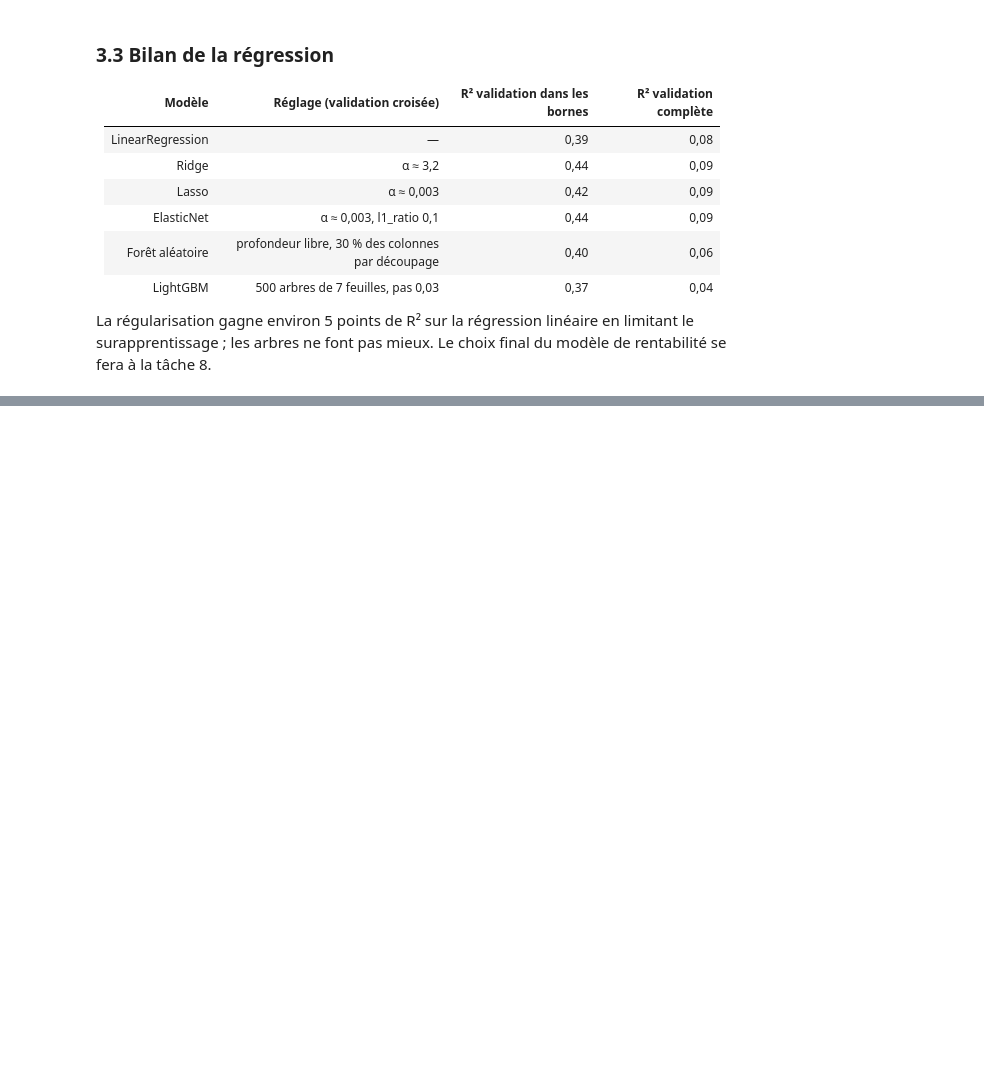
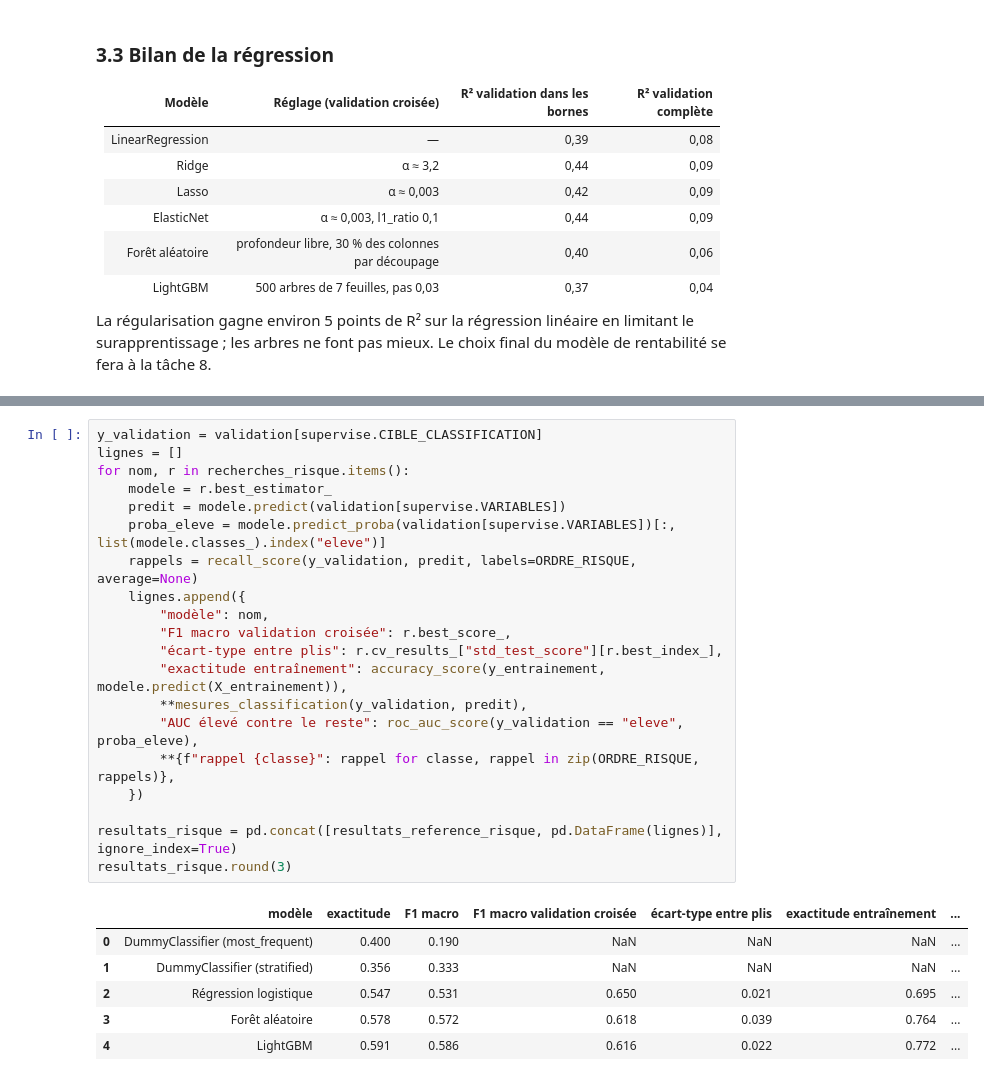
Before and after one commit to IlyasBBB/ia-agentique-investissement, a Jupyter notebook: notebooks/role1/02_modeles.ipynb, the cells around one changed output, grey strips where cells are left out. Cells and saved outputs as stored; diff of their text form; blank space fills up the shorter version.

```diff
--- a/notebooks/role1/02_modeles.ipynb
+++ b/notebooks/role1/02_modeles.ipynb
@@ -478,0 +533,27 @@ La régularisation gagne environ 5 points de R² sur la régression linéaire en
+# %%
+y_validation = validation[supervise.CIBLE_CLASSIFICATION]
+lignes = []
+for nom, r in recherches_risque.items():
+    modele = r.best_estimator_
+    predit = modele.predict(validation[supervise.VARIABLES])
+    proba_eleve = modele.predict_proba(validation[supervise.VARIABLES])[:, list(modele.classes_).index("eleve")]
+    rappels = recall_score(y_validation, predit, labels=ORDRE_RISQUE, average=None)
+    lignes.append({
+        "modèle": nom,
+        "F1 macro validation croisée": r.best_score_,
+        "écart-type entre plis": r.cv_results_["std_test_score"][r.best_index_],
+        "exactitude entraînement": accuracy_score(y_entrainement, modele.predict(X_entrainement)),
+        **mesures_classification(y_validation, predit),
+        "AUC élevé contre le reste": roc_auc_score(y_validation == "eleve", proba_eleve),
+        **{f"rappel {classe}": rappel for classe, rappel in zip(ORDRE_RISQUE, rappels)},
+    })
+
+resultats_risque = pd.concat([resultats_reference_risque, pd.DataFrame(lignes)], ignore_index=True)
+resultats_risque.round(3)
+# %% [output]
+|  | modèle | exactitude | F1 macro | F1 macro validation croisée | écart-type entre plis | exactitude entraînement | ... |
+| 0 | DummyClassifier (most_frequent) | 0.400 | 0.190 | NaN | NaN | NaN | ... |
+| 1 | DummyClassifier (stratified) | 0.356 | 0.333 | NaN | NaN | NaN | ... |
+| 2 | Régression logistique | 0.547 | 0.531 | 0.650 | 0.021 | 0.695 | ... |
+| 3 | Forêt aléatoire | 0.578 | 0.572 | 0.618 | 0.039 | 0.764 | ... |
+| 4 | LightGBM | 0.591 | 0.586 | 0.616 | 0.022 | 0.772 | ... |
```
Also changed, not shown: parts of 5 cells of this notebook, 2 other files.
